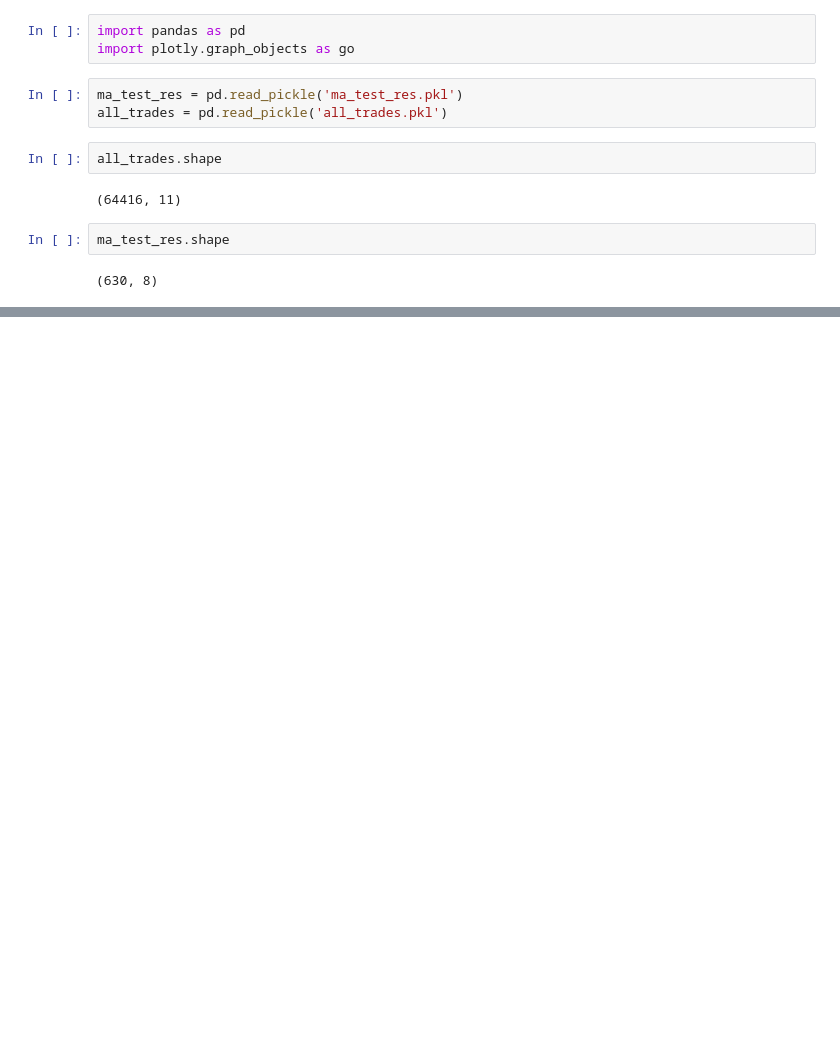
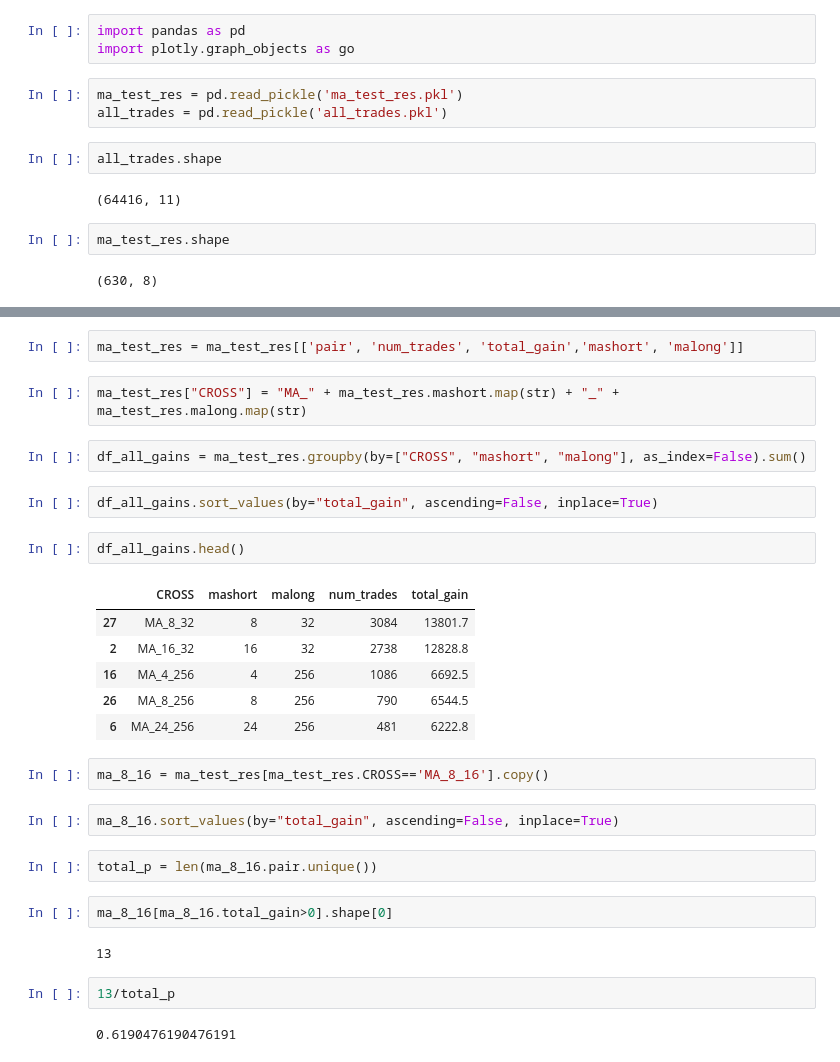
Before and after one commit to sunbun2461/Python_Oanda, a Jupyter notebook: ma_sim_explore.ipynb, the cells around one changed output, grey strips where cells are left out. Drawn from its saved outputs; the diff is of its cells as text; blank space fills up the shorter version.

```diff
--- a/ma_sim_explore.ipynb
+++ b/ma_sim_explore.ipynb
@@ -23,0 +93,31 @@ ma_test_res.head()
+# %%
+ma_test_res = ma_test_res[['pair', 'num_trades', 'total_gain','mashort', 'malong']]
+# %%
+ma_test_res["CROSS"] = "MA_" + ma_test_res.mashort.map(str) + "_" + ma_test_res.malong.map(str)
+# %%
+df_all_gains = ma_test_res.groupby(by=["CROSS", "mashort", "malong"], as_index=False).sum()
+# %%
+df_all_gains.sort_values(by="total_gain", ascending=False, inplace=True)
+# %%
+df_all_gains.head()
+# %% [output]
+|  | CROSS | mashort | malong | num_trades | total_gain |
+| 27 | MA_8_32 | 8 | 32 | 3084 | 13801.7 |
+| 2 | MA_16_32 | 16 | 32 | 2738 | 12828.8 |
+| 16 | MA_4_256 | 4 | 256 | 1086 | 6692.5 |
+| 26 | MA_8_256 | 8 | 256 | 790 | 6544.5 |
+| 6 | MA_24_256 | 24 | 256 | 481 | 6222.8 |
+# %%
+ma_8_16 = ma_test_res[ma_test_res.CROSS=='MA_8_16'].copy()
+# %%
+ma_8_16.sort_values(by="total_gain", ascending=False, inplace=True)
+# %%
+total_p = len(ma_8_16.pair.unique())
+# %%
+ma_8_16[ma_8_16.total_gain>0].shape[0]
+# %% [output]
+13
+# %%
+13/total_p
+# %% [output]
+0.6190476190476191
```
Also changed, not shown: parts of 12 cells of this notebook, 1 other file.
